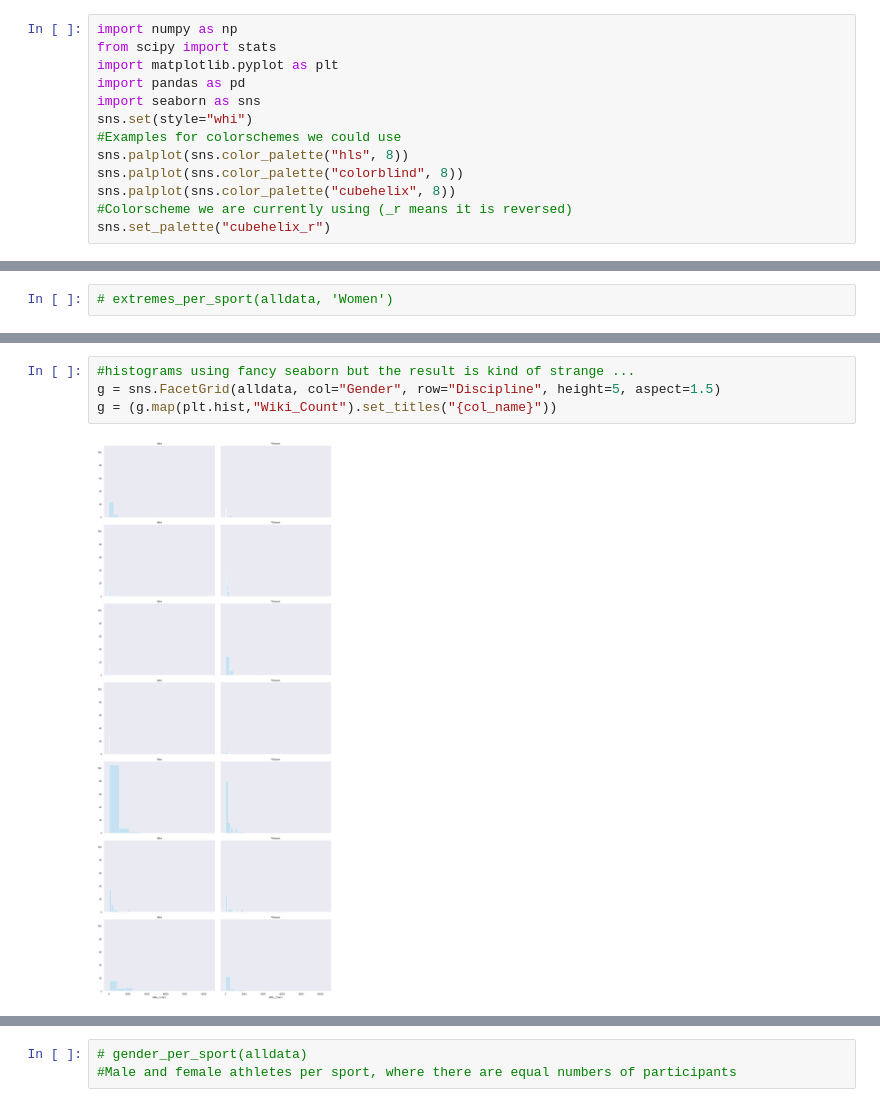
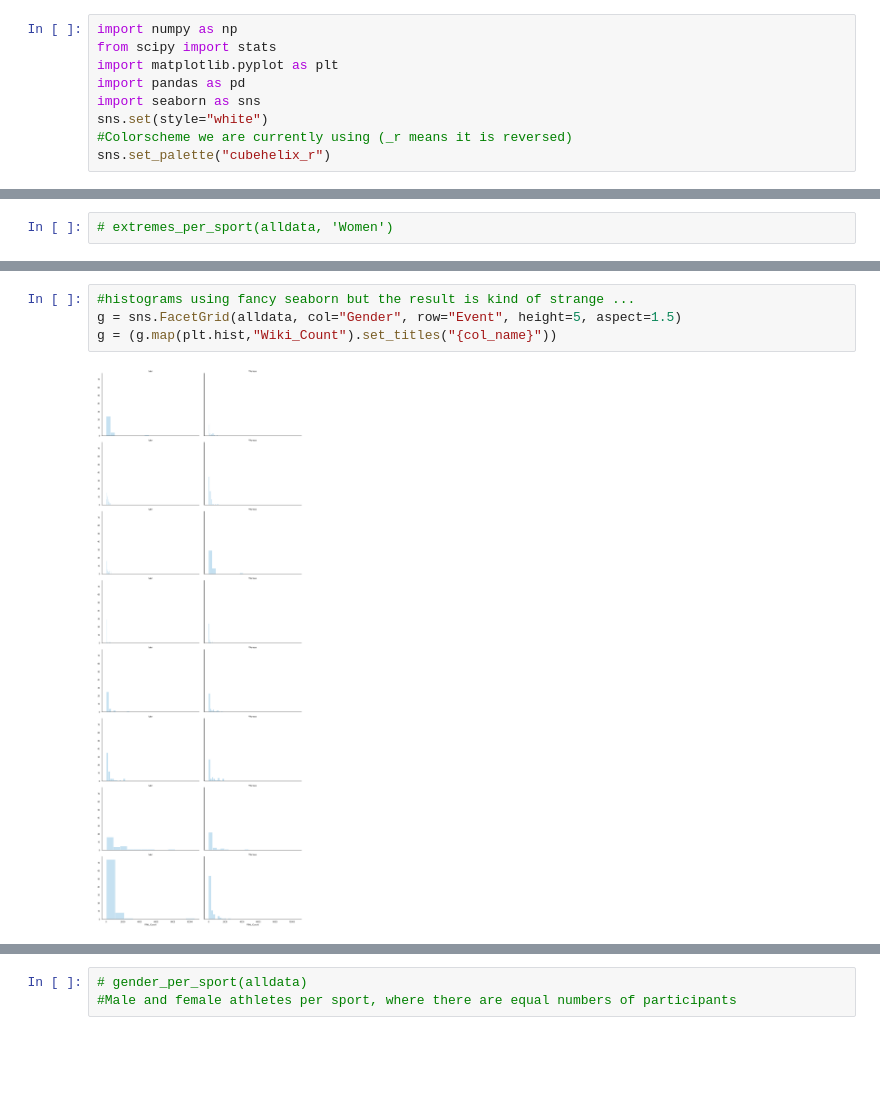
Before and after one commit to Tumbraegel/data-science-project, a Jupyter notebook: Get_Wiki_Count/Data_Analysis.ipynb, the cells around one changed output, grey strips where cells are left out. Drawn from its saved outputs; the diff is of its cells as text; blank space fills up the shorter version.

```diff
--- a/Get_Wiki_Count/Data_Analysis.ipynb
+++ b/Get_Wiki_Count/Data_Analysis.ipynb
@@ -4,10 +4,6 @@ from scipy import stats
 import matplotlib.pyplot as plt
 import pandas as pd
 import seaborn as sns
-sns.set(style="whi")
-#Examples for colorschemes we could use
-sns.palplot(sns.color_palette("hls", 8))
-sns.palplot(sns.color_palette("colorblind", 8))
-sns.palplot(sns.color_palette("cubehelix", 8))
+sns.set(style="white")
 #Colorscheme we are currently using (_r means it is reversed)
 sns.set_palette("cubehelix_r")
@@ -200,9 +192,9 @@ plt.show()
 # %%
 #histograms using fancy seaborn but the result is kind of strange ...
-g = sns.FacetGrid(alldata, col="Gender", row="Discipline", height=5, aspect=1.5)
+g = sns.FacetGrid(alldata, col="Gender", row="Event", height=5, aspect=1.5)
 g = (g.map(plt.hist,"Wiki_Count").set_titles("{col_name}"))
 # %% [output]
-[figure, old version]
+[figure, new version]
 # %%
 #histograms using normal matplotlib
 men = alldata.loc[alldata['Gender'] == 'Men']
```
Also changed, not shown: parts of 13 cells of this notebook.
